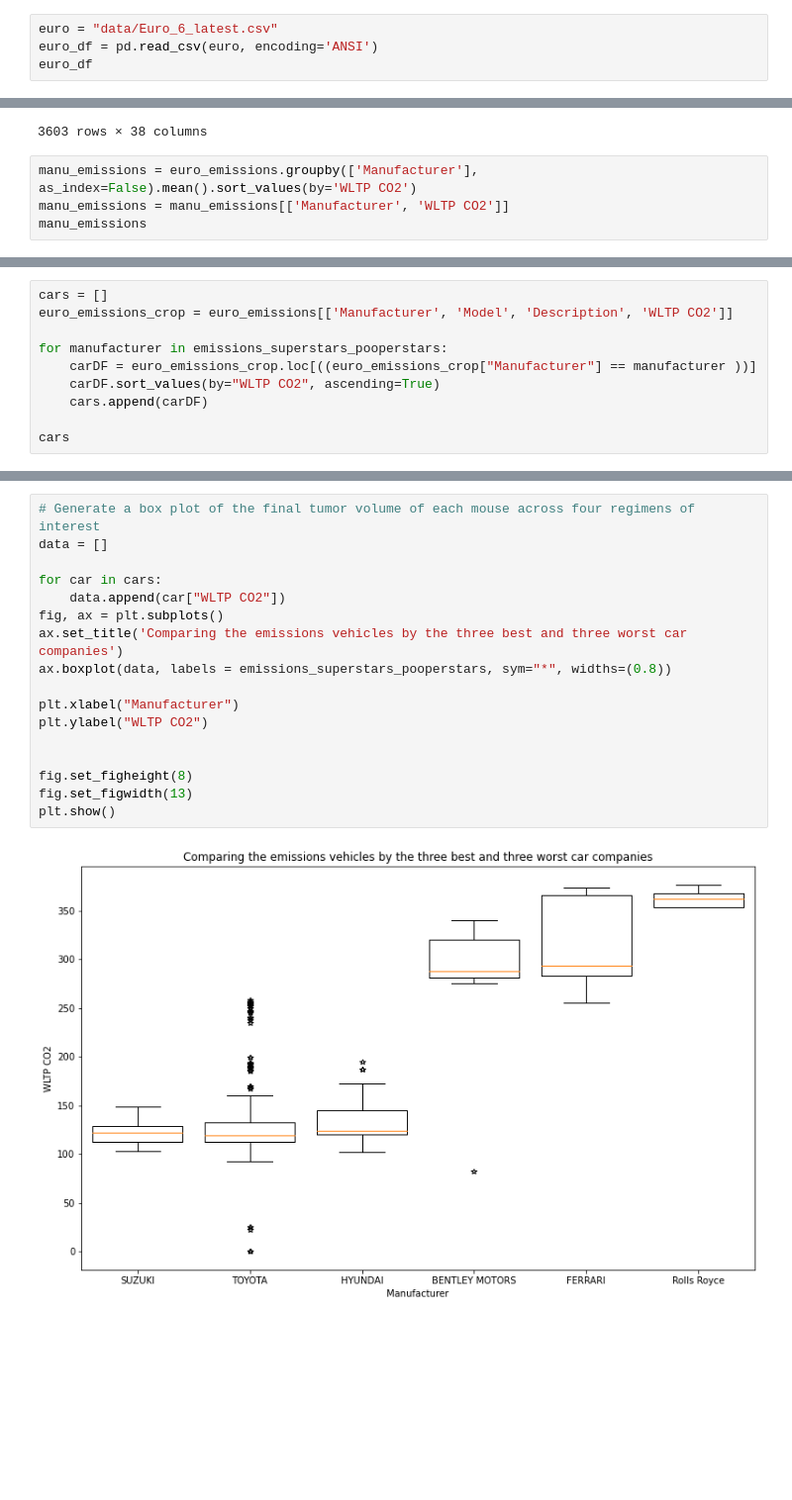
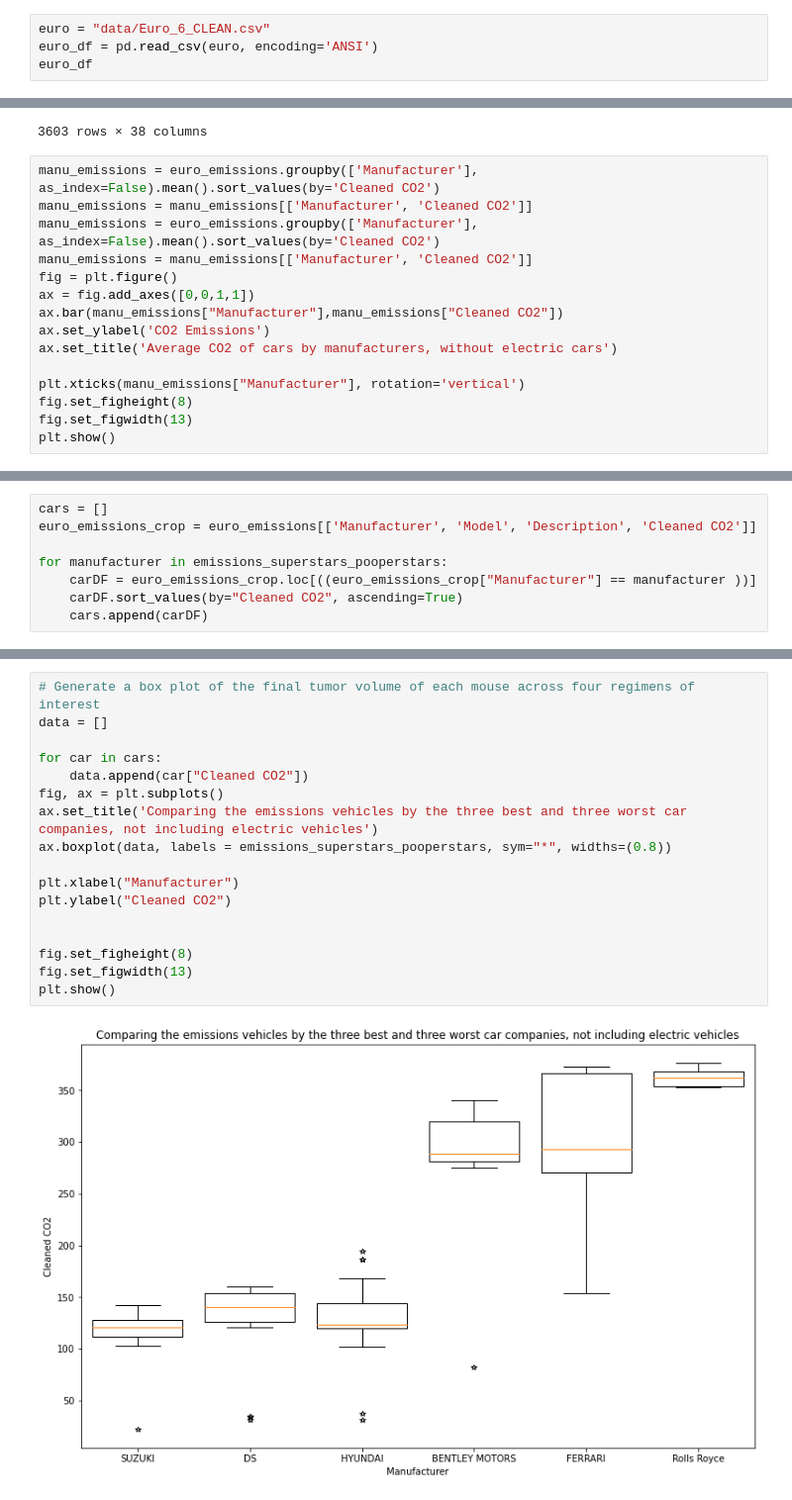
Before and after one commit to grilgamesh/How-important-is-the-change-to-electric-cars-, a Jupyter notebook: emissions analysis by brand (no electrics).ipynb, the cells around one changed output, grey strips where cells are left out. Shown: that part at 99% size. Drawn from its saved outputs; the diff is of its cells as text; blank space fills up the shorter version.

Commit message:
fixed all data errors

```diff
--- a/emissions analysis by brand (no electrics).ipynb
+++ b/emissions analysis by brand (no electrics).ipynb
@@ -6,7 +6,7 @@ import scipy.stats as st
 import numpy as np
 import random
 # %%
-euro = "data/Euro_6_latest.csv"
+euro = "data/Euro_6_CLEAN.csv"
 euro_df = pd.read_csv(euro, encoding='ANSI')
 euro_df
 # %% [output]
@@ -43,7 +43,18 @@ euro_emissions
 | 3602 | VOLVO | XC90, MY22 | Recharge T8 Plug-in Hybrid R-Desi... | 1969.0 | 390.0 | 288.0 | ... |
 3603 rows × 38 columns
 # %%
-manu_emissions = euro_emissions.groupby(['Manufacturer'], as_index=False).mean().sort_values(by='WLTP CO2')
-manu_emissions = manu_emissions[['Manufacturer', 'WLTP CO2']]
-manu_emissions
+manu_emissions = euro_emissions.groupby(['Manufacturer'], as_index=False).mean().sort_values(by='Cleaned CO2')
+manu_emissions = manu_emissions[['Manufacturer', 'Cleaned CO2']]
+manu_emissions = euro_emissions.groupby(['Manufacturer'], as_index=False).mean().sort_values(by='Cleaned CO2')
+manu_emissions = manu_emissions[['Manufacturer', 'Cleaned CO2']]
+fig = plt.figure()
+ax = fig.add_axes([0,0,1,1])
+ax.bar(manu_emissions["Manufacturer"],manu_emissions["Cleaned CO2"])
+ax.set_ylabel('CO2 Emissions')
+ax.set_title('Average CO2 of cars by manufacturers, without electric cars')
+
+plt.xticks(manu_emissions["Manufacturer"], rotation='vertical')
+fig.set_figheight(8)
+fig.set_figwidth(13)
+plt.show()
 # %% [output]
@@ -78,10 +73,8 @@ print(emissions_superstars_pooperstars)
 # %%
 cars = []
-euro_emissions_crop = euro_emissions[['Manufacturer', 'Model', 'Description', 'WLTP CO2']]
+euro_emissions_crop = euro_emissions[['Manufacturer', 'Model', 'Description', 'Cleaned CO2']]
 
 for manufacturer in emissions_superstars_pooperstars:
     carDF = euro_emissions_crop.loc[((euro_emissions_crop["Manufacturer"] == manufacturer ))]
-    carDF.sort_values(by="WLTP CO2", ascending=True)
+    carDF.sort_values(by="Cleaned CO2", ascending=True)
     cars.append(carDF)
-
-cars
@@ -182,19 +151,19 @@ Name: Description, dtype: object]
 # %%
 # Generate a box plot of the final tumor volume of each mouse across four regimens of interest
 data = []
 
 for car in cars:
-    data.append(car["WLTP CO2"])
+    data.append(car["Cleaned CO2"])
 fig, ax = plt.subplots()
-ax.set_title('Comparing the emissions vehicles by the three best and three worst car companies')
+ax.set_title('Comparing the emissions vehicles by the three best and three worst car companies, not including electric vehicles')
 ax.boxplot(data, labels = emissions_superstars_pooperstars, sym="*", widths=(0.8))
 
 plt.xlabel("Manufacturer")
-plt.ylabel("WLTP CO2")
+plt.ylabel("Cleaned CO2")
 
 
 fig.set_figheight(8)
 fig.set_figwidth(13)
 plt.show()
 # %% [output]
-[figure, old version]
+[figure, new version]
```
Also changed, not shown: parts of 4 cells of this notebook, 3 other files.
